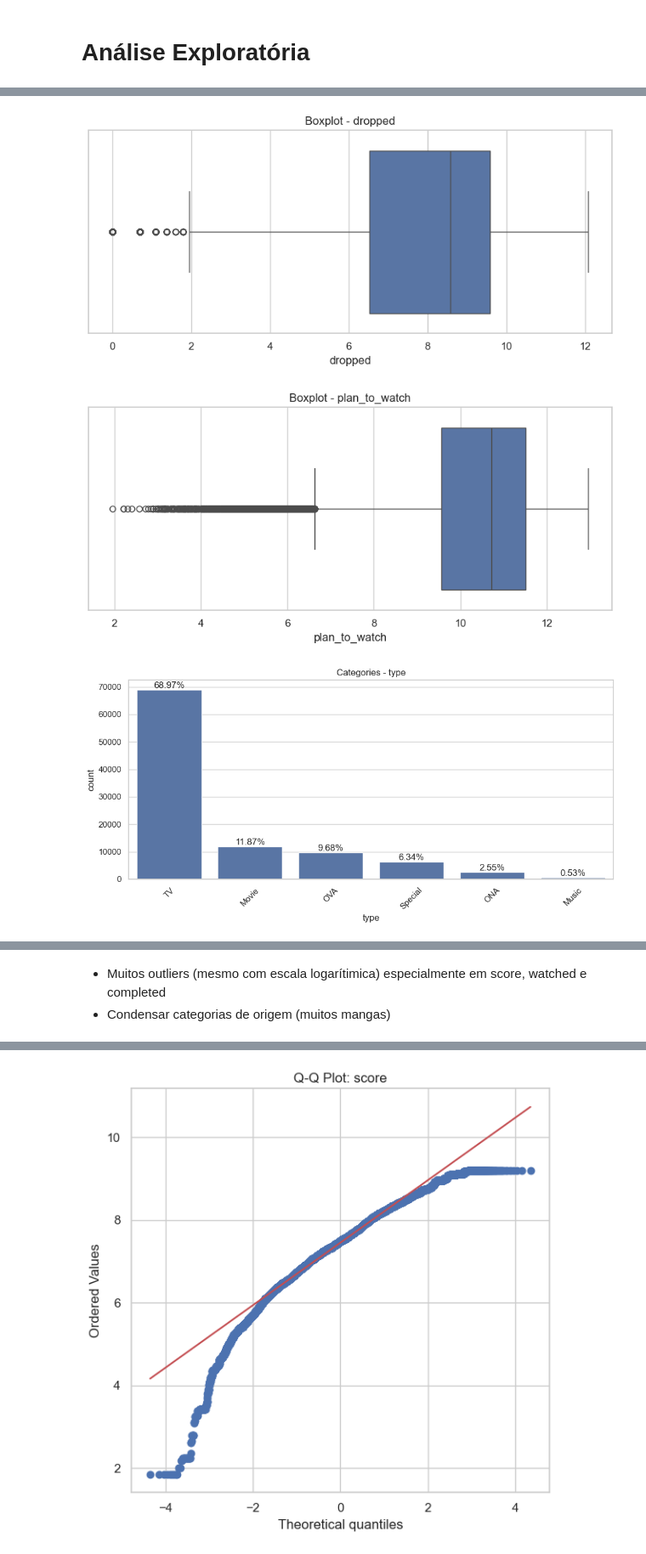
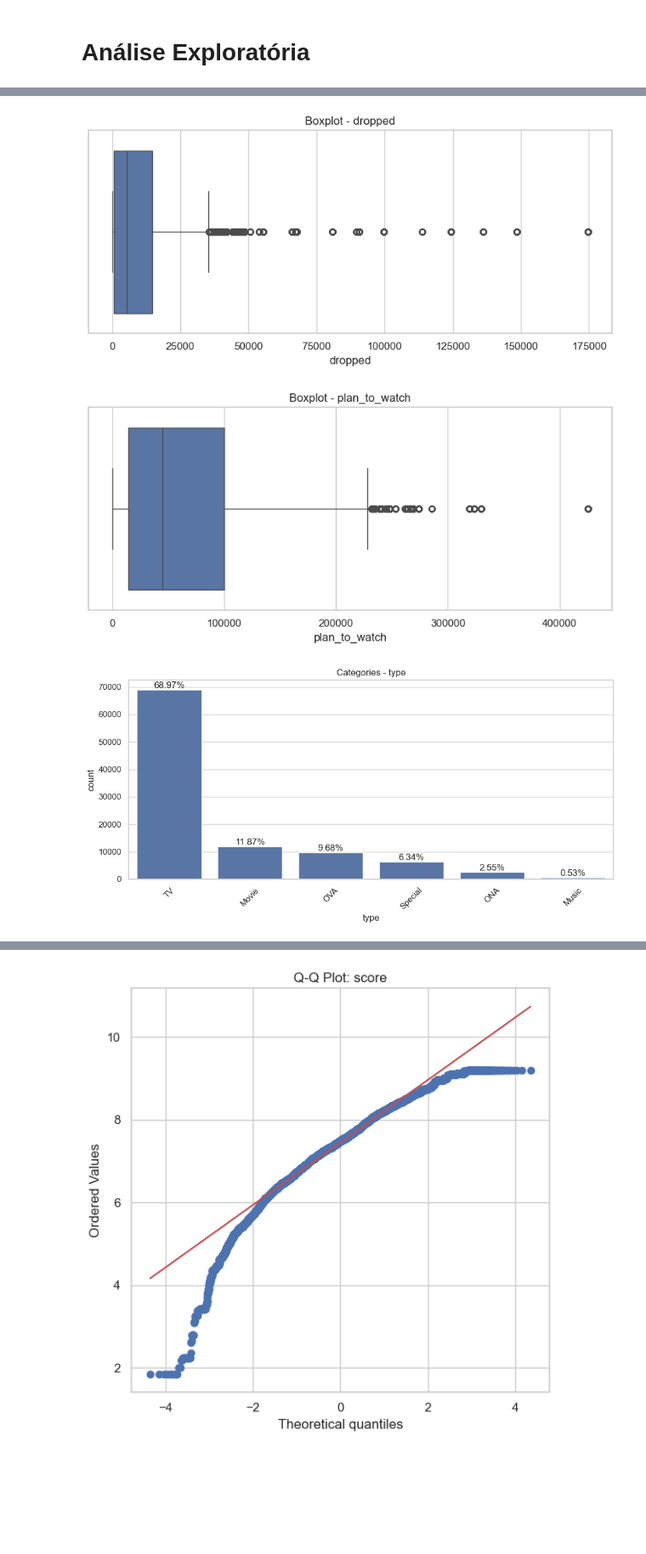
Before and after one commit to Nubily44/CD_EP, a Jupyter notebook: analise_exploratoria.ipynb, the cells around one changed output, grey strips where cells are left out. Shown at 85% size. Cells and saved outputs as stored; diff of their text form; code cells hidden in the pictures; blank space fills up the shorter version.

```diff
--- a/analise_exploratoria.ipynb
+++ b/analise_exploratoria.ipynb
@@ -113,5 +140,5 @@ def plot_dataframe(df):
         plt.tight_layout()
         plt.show()
 
-plot_dataframe(df_log.to_pandas())
+plot_dataframe(df.to_pandas())
 # %% [output]
@@ -125,8 +152,5 @@ plot_dataframe(df_log.to_pandas())
-[figure, old version]
+[figure, new version]
-[figure, old version]
+[figure, new version]
 [figure]
 [figure]
 [figure]
-# %% [markdown]
-- Muitos outliers (mesmo com escala logarítimica) especialmente em score, watched e completed
-- Condensar categorias de origem (muitos mangas)
```
Also changed, not shown: parts of 16 cells of this notebook.
